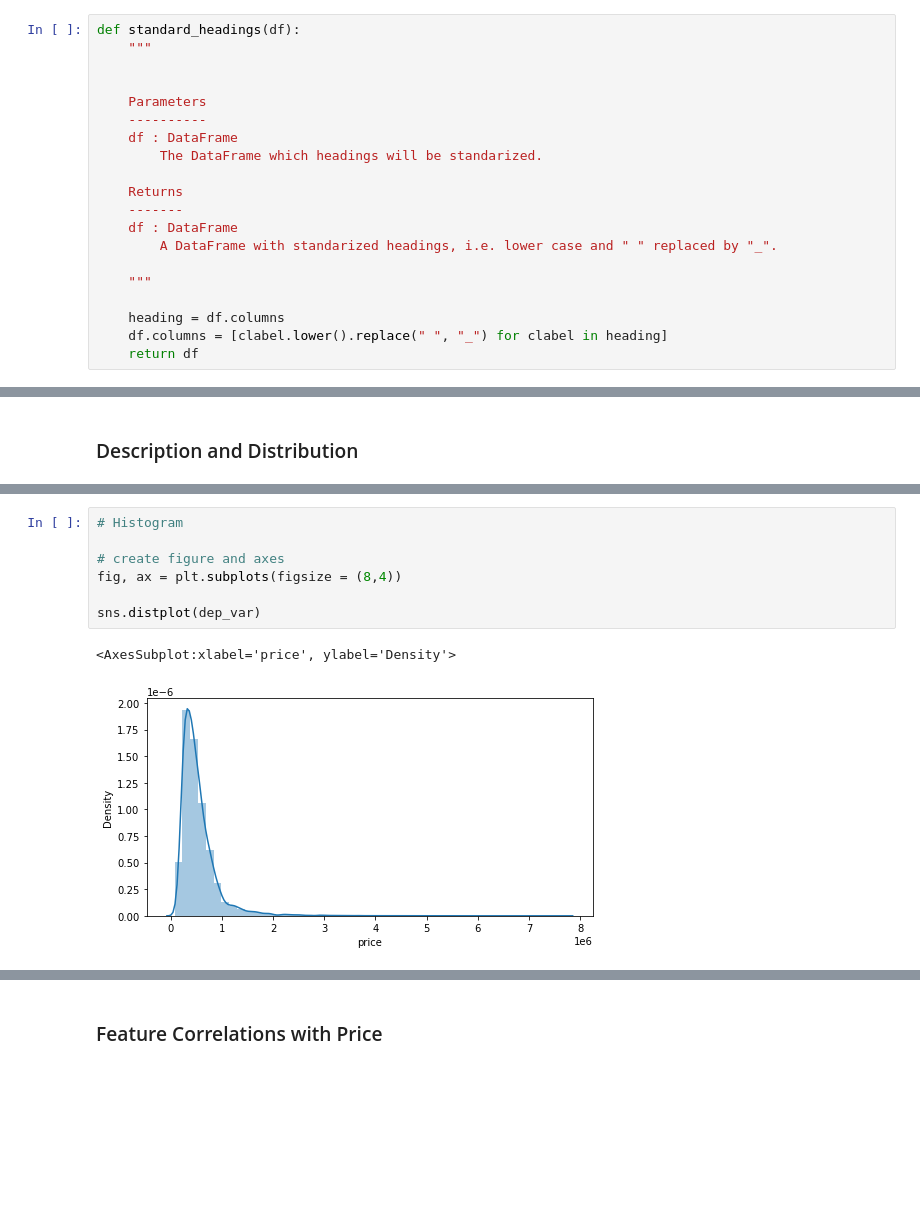
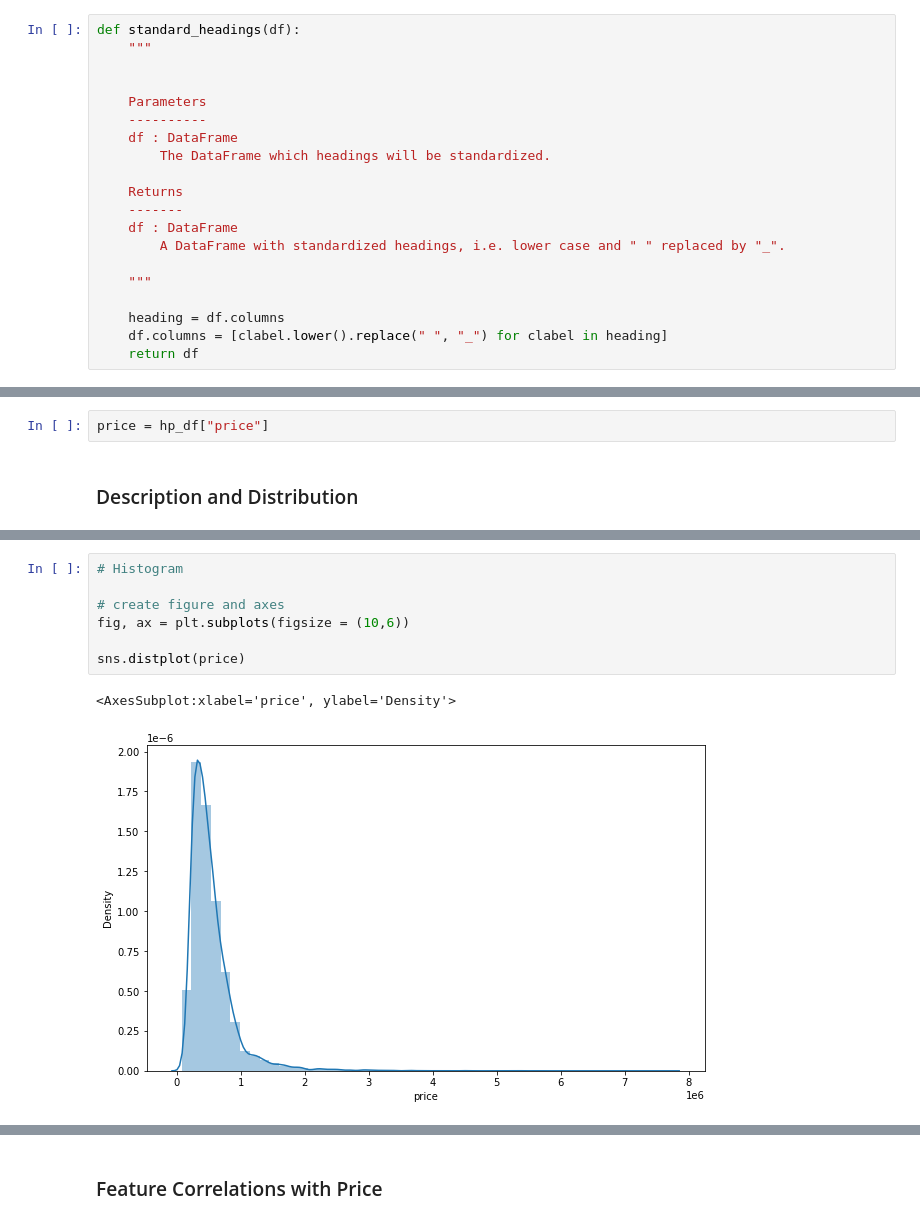
Before and after one commit to NHer0/Predictive_Modelling_House_Prices, a Jupyter notebook: House_Prices_Case_Study.ipynb, the cells around one changed output, grey strips where cells are left out. Saved outputs shown, nothing was run; the diff lists cells and outputs as text; blank space fills up the shorter version.

```diff
--- a/House_Prices_Case_Study.ipynb
+++ b/House_Prices_Case_Study.ipynb
@@ -79,12 +80,12 @@ def standard_headings(df):
     Parameters
     ----------
     df : DataFrame
-        The DataFrame which headings will be standarized.
+        The DataFrame which headings will be standardized.
 
     Returns
     -------
     df : DataFrame
-        A DataFrame with standarized headings, i.e. lower case and " " replaced by "_".
+        A DataFrame with standardized headings, i.e. lower case and " " replaced by "_".
 
     """
 
@@ -521,3 +597,5 @@ dep_var = hp_df["price"]
+# %%
+price = hp_df["price"]
 # %% [markdown]
 ### Description and Distribution
 # %%
@@ -536,12 +614,12 @@ Name: price, dtype: float64
 # %%
 # Histogram
 
 # create figure and axes
-fig, ax = plt.subplots(figsize = (8,4))
+fig, ax = plt.subplots(figsize = (10,6))
 
-sns.distplot(dep_var)
+sns.distplot(price)
 # %% [output]
 <AxesSubplot:xlabel='price', ylabel='Density'>
-[figure, old version]
+[figure, new version]
 # %%
 # Skewness and Kurtosis
```
Also changed, not shown: parts of 113 cells of this notebook.
